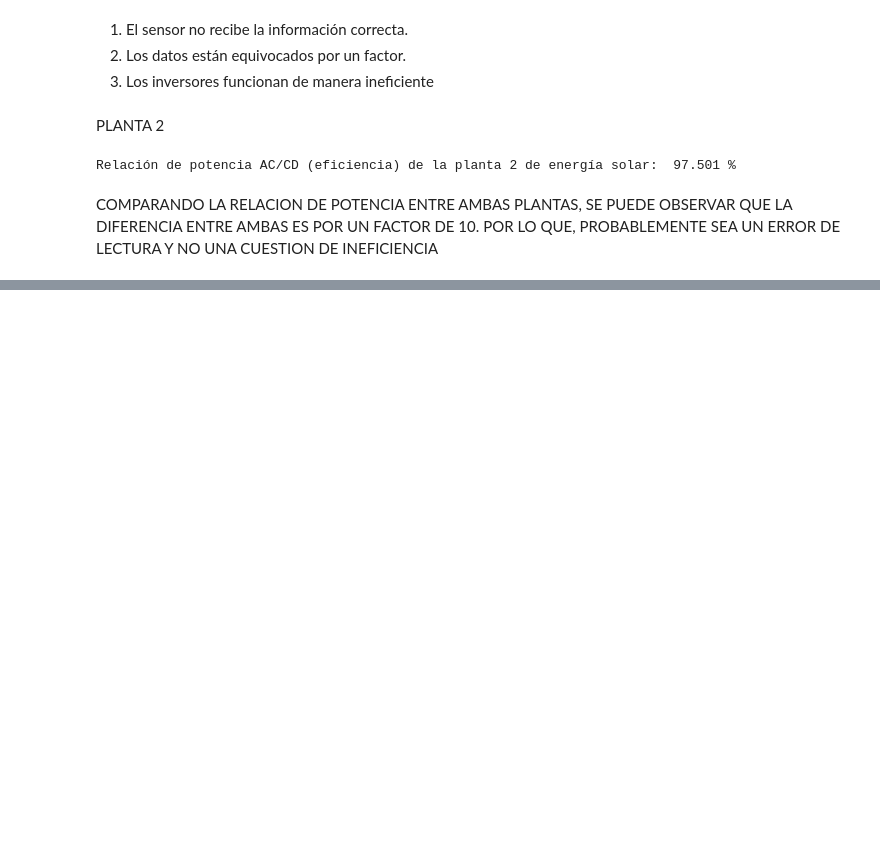
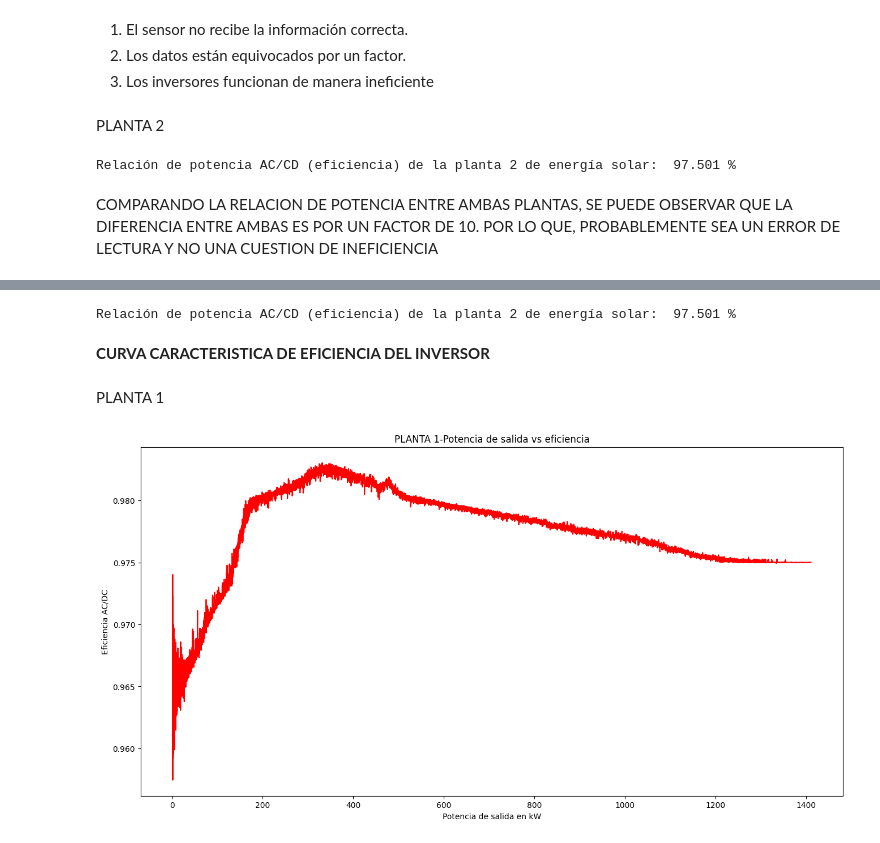
Before and after one commit to Mbenitez11/Prediccion-de-Irradiacion, a Jupyter notebook: notebooks/Analisis_y_optimización_de_datos.ipynb, the cells around one changed output, grey strips where cells are left out. Drawn from its saved outputs; the diff is of its cells as text; code cells hidden in the pictures; blank space fills up the shorter version.

```diff
--- a/notebooks/Analisis_y_optimización_de_datos.ipynb
+++ b/notebooks/Analisis_y_optimización_de_datos.ipynb
@@ -369,0 +472,5 @@ plt.show()
+# %%
+df_solar_test = df_solar_test[~((df_solar_test['IRRADIATION'] > 0) & (df_solar_test['DC_POWER'] == 0) & (df_solar_test['DATE_TIME' ].dt.hour >= 9) & (df_solar_test['DATE_TIME' ].dt.hour <= 15))]
+
+# Verificar que se han eliminado las filas
+df_solar_test[df_solar_test[ ['DC_POWER', 'AC_POWER' ] ] == 0].groupby(df_solar_test['DATE_TIME' ].dt.hour) [['DC_POWER' ]].count()
@@ -592,0 +740,2 @@ len(AC_list)
+# %%
+df_solar_test['DC_POWER']= df_solar_test['DC_POWER'].astype('float')/10
@@ -592,0 +756,46 @@ len(AC_list)
+# %%
+solar_dc_power1 = df_solar_test[df_solar_test['DC_POWER'] > 0]['DC_POWER'].values
+solar_ac_power1 = df_solar_test[df_solar_test['AC_POWER'] > 0]['AC_POWER'].values
+
+solar_plant_eff = (np.max(solar_ac_power1)/np.max(solar_dc_power1 ))*100
+print(f"Relación de potencia AC/CD (eficiencia) de la planta 2 de energía solar:  {solar_plant_eff:0.3f} %")
+# %% [output]
+Relación de potencia AC/CD (eficiencia) de la planta 2 de energía solar:  97.501 %
+# %% [markdown]
+**CURVA CARACTERISTICA DE EFICIENCIA DEL INVERSOR**
+# %% [markdown]
+PLANTA 1
+# %%
+AC_list=[]
+for i in df_solar_test['AC_POWER']:
+    if i>0:
+        AC_list.append(i)
+AC_list
+#AC_list.sort()
+#AC_list.reverse()
+len(AC_list)
+#Aquí tomamos todos los valores de CD distintos de cero y los trazamos en un histograma.
+DC_list=[]
+for i in df_solar_test['DC_POWER']:
+    if i>0:
+        DC_list.append(i)
+DC_list
+DC_list.sort()
+DC_list.reverse()
+len(DC_list)
+
+
+plt.figure(figsize=(16,8))
+AC_list.sort()
+DC_list.sort()
+#print(DC_list)
+#DC_list.sort
+#res = [i / 10 for i in AC_list]
+eff = [i/j for i,j in zip(AC_list,DC_list)]
+
+plt.plot(AC_list,eff,color='red')
+plt.xlabel('Potencia de salida en kW')
+plt.ylabel('Eficiencia AC/DC')
+plt.title('PLANTA 1-Potencia de salida vs eficiencia');
+# %% [output]
+[figure, added]
```
Also changed, not shown: parts of 47 cells of this notebook, 10 other files.
